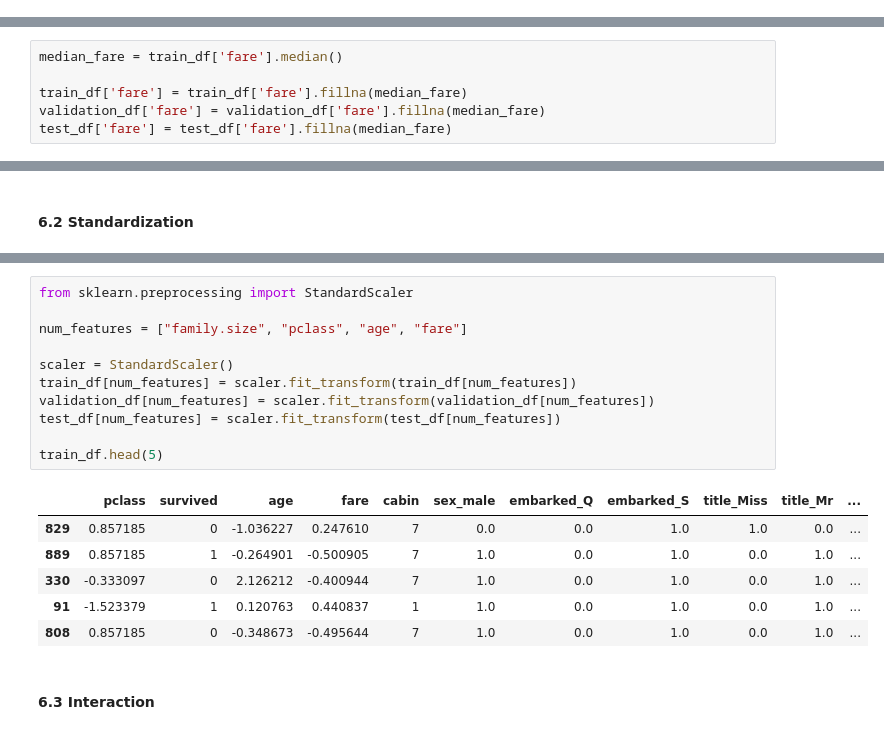
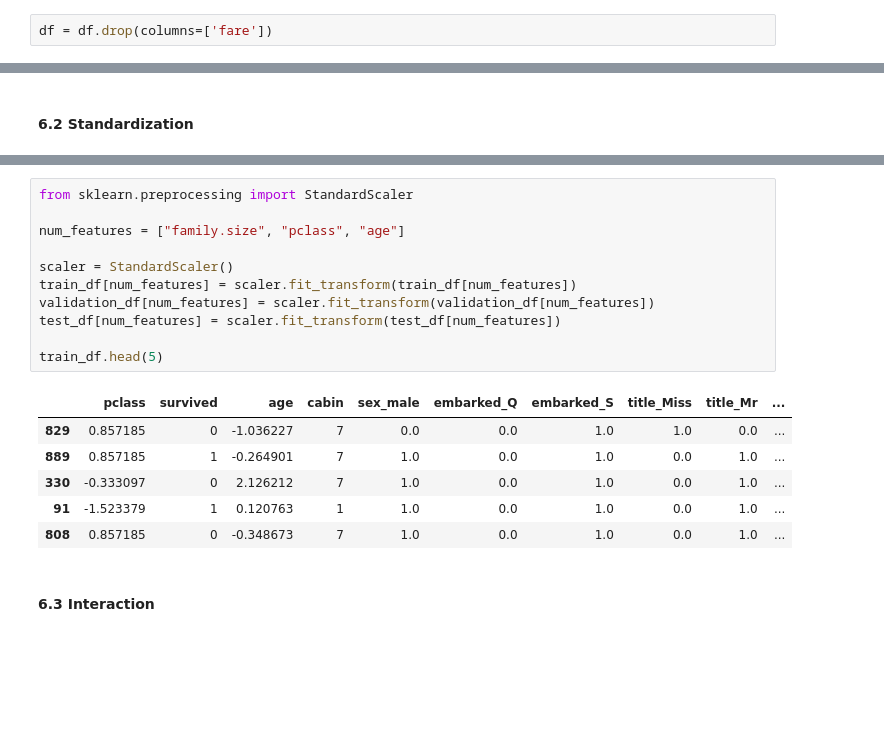
Before and after one commit to fedecaselli/ML-fundamentals-2025, a Jupyter notebook: AssignmentI/assignment_1_<Federica_Caselli[Caselli]>.ipynb, the cells around one changed output, grey strips where cells are left out. Saved outputs shown, nothing was run; the diff lists cells and outputs as text; blank space fills up the shorter version.

```diff
--- a/AssignmentI/assignment_1_<Federica_Caselli[Caselli]>.ipynb
+++ b/AssignmentI/assignment_1_<Federica_Caselli[Caselli]>.ipynb
@@ -646,3 +677,5 @@ df = df.drop(columns=['ticket'])
+# %%
+df = df.drop(columns=['fare'])
 # %% [markdown]
 ## 3. Data Splitting
 # %% [markdown]
@@ -820,6 +843,0 @@ The median, being more robust to outliers, provides a more typical value for the
-# %%
-median_fare = train_df['fare'].median()
-
-train_df['fare'] = train_df['fare'].fillna(median_fare)
-validation_df['fare'] = validation_df['fare'].fillna(median_fare)
-test_df['fare'] = test_df['fare'].fillna(median_fare)
@@ -1294,21 +1261,21 @@ Fare Distribution: left skewed
 # %%
 from sklearn.preprocessing import StandardScaler
 
-num_features = ["family.size", "pclass", "age", "fare"]
+num_features = ["family.size", "pclass", "age"]
 
 scaler = StandardScaler()
 train_df[num_features] = scaler.fit_transform(train_df[num_features])
 validation_df[num_features] = scaler.fit_transform(validation_df[num_features])
 test_df[num_features] = scaler.fit_transform(test_df[num_features])
 
 train_df.head(5)
 # %% [output]
-|  | pclass | survived | age | fare | cabin | sex_male | embarked_Q | embarked_S | title_Miss | title_Mr | ... |
-| 829 | 0.857185 | 0 | -1.036227 | 0.247610 | 7 | 0.0 | 0.0 | 1.0 | 1.0 | 0.0 | ... |
-| 889 | 0.857185 | 1 | -0.264901 | -0.500905 | 7 | 1.0 | 0.0 | 1.0 | 0.0 | 1.0 | ... |
-| 330 | -0.333097 | 0 | 2.126212 | -0.400944 | 7 | 1.0 | 0.0 | 1.0 | 0.0 | 1.0 | ... |
-| 91 | -1.523379 | 1 | 0.120763 | 0.440837 | 1 | 1.0 | 0.0 | 1.0 | 0.0 | 1.0 | ... |
-| 808 | 0.857185 | 0 | -0.348673 | -0.495644 | 7 | 1.0 | 0.0 | 1.0 | 0.0 | 1.0 | ... |
+|  | pclass | survived | age | cabin | sex_male | embarked_Q | embarked_S | title_Miss | title_Mr | ... |
+| 829 | 0.857185 | 0 | -1.036227 | 7 | 0.0 | 0.0 | 1.0 | 1.0 | 0.0 | ... |
+| 889 | 0.857185 | 1 | -0.264901 | 7 | 1.0 | 0.0 | 1.0 | 0.0 | 1.0 | ... |
+| 330 | -0.333097 | 0 | 2.126212 | 7 | 1.0 | 0.0 | 1.0 | 0.0 | 1.0 | ... |
+| 91 | -1.523379 | 1 | 0.120763 | 1 | 1.0 | 0.0 | 1.0 | 0.0 | 1.0 | ... |
+| 808 | 0.857185 | 0 | -0.348673 | 7 | 1.0 | 0.0 | 1.0 | 0.0 | 1.0 | ... |
 # %% [markdown]
 #### 6.3 Interaction
 # %%
```
Also changed, not shown: parts of 48 cells of this notebook.
